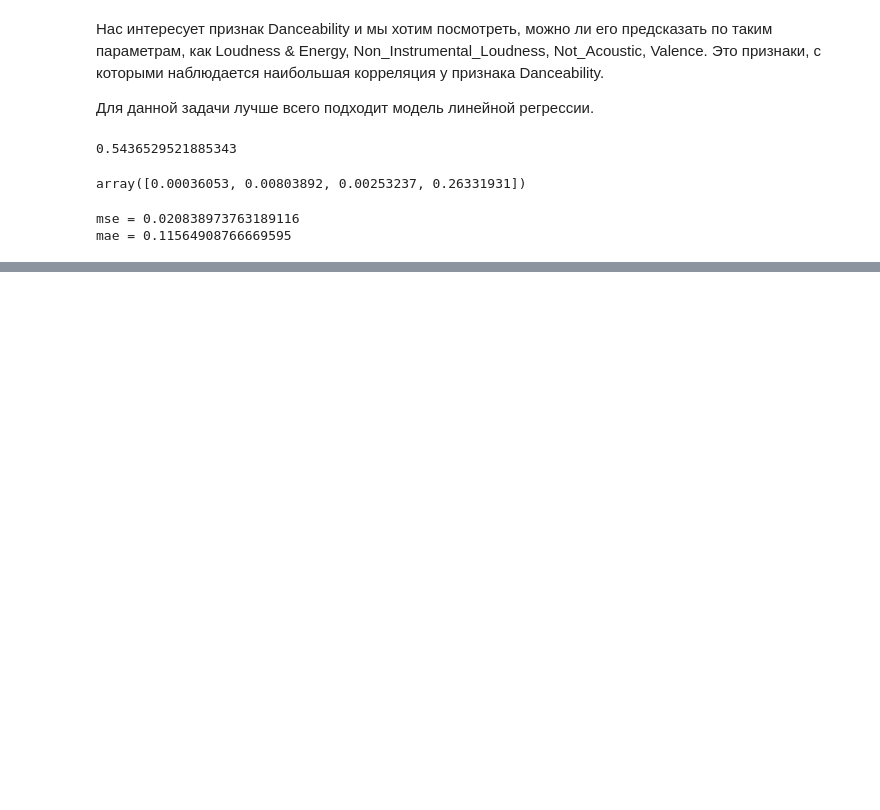
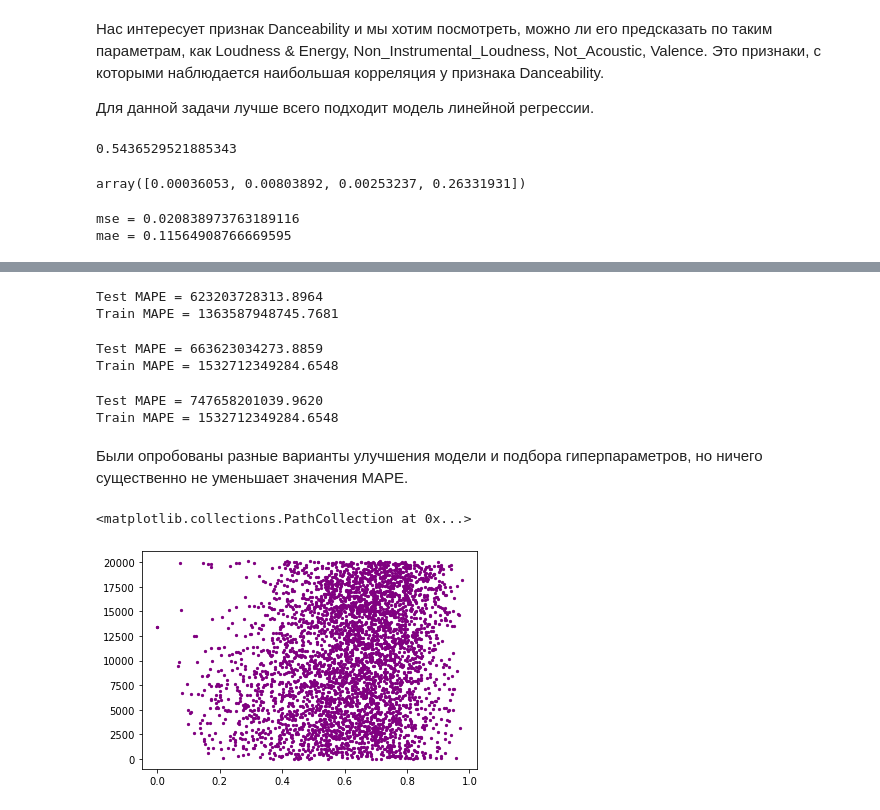
Before and after one commit to SafinaAliya/Project, a Jupyter notebook: Project.ipynb, the cells around one changed output, grey strips where cells are left out. Saved outputs shown, nothing was run; the diff lists cells and outputs as text; code cells hidden in the pictures; blank space fills up the shorter version.

```diff
--- a/Project.ipynb
+++ b/Project.ipynb
@@ -448,0 +466,51 @@ mae = 0.11564908766669595
+# %%
+model = LinearRegression()
+
+model.fit(X_train_poly, y_train)
+y_pred = model.predict(X_test_poly)
+y_train_pred = model.predict(X_train_poly)
+
+print("Test MAPE = %.4f" % mean_absolute_percentage_error(y_test, y_pred))
+print("Train MAPE = %.4f" % mean_absolute_percentage_error(y_train, y_train_pred))
+# %% [output]
+Test MAPE = 623203728313.8964
+Train MAPE = 1363587948745.7681
+# %%
+from sklearn.linear_model import Ridge
+
+model = Ridge(alpha=200)
+
+model.fit(X_train_poly, y_train)
+y_pred = model.predict(X_test_poly)
+y_train_pred = model.predict(X_train_poly)
+
+print("Test MAPE = %.4f" % mean_absolute_percentage_error(y_test, y_pred))
+print("Train MAPE = %.4f" % mean_absolute_percentage_error(y_train, y_train_pred))
+# %% [output]
+Test MAPE = 663623034273.8859
+Train MAPE = 1532712349284.6548
+# %%
+from sklearn.pipeline import Pipeline
+from sklearn.impute import SimpleImputer
+
+simple_pipeline = Pipeline([
+    ('fillna', SimpleImputer(missing_values=np.nan, strategy="median")),
+    ('scaling', StandardScaler()),
+    ('regression', Ridge(200))
+])
+
+model = simple_pipeline.fit(X_train, y_train)
+y_pred = model.predict(X_test)
+
+print("Test MAPE = %.4f" % mean_absolute_percentage_error(y_test, y_pred))
+print("Train MAPE = %.4f" % mean_absolute_percentage_error(y_train, y_train_pred))
+# %% [output]
+Test MAPE = 747658201039.9620
+Train MAPE = 1532712349284.6548
+# %% [markdown]
+Были опробованы разные варианты улучшения модели и подбора гиперпараметров, но ничего существенно не уменьшает значения MAPE.
+# %%
+plt.scatter(y_test, y_test.index, c="purple", s=5)
+# %% [output]
+<matplotlib.collections.PathCollection at 0x...>
+[figure, added]
```
Also changed, not shown: parts of 12 cells of this notebook.
